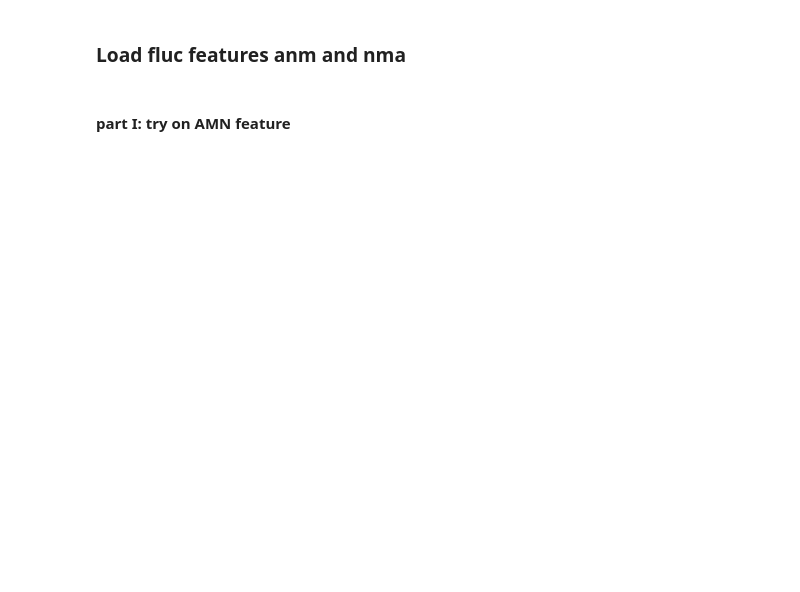
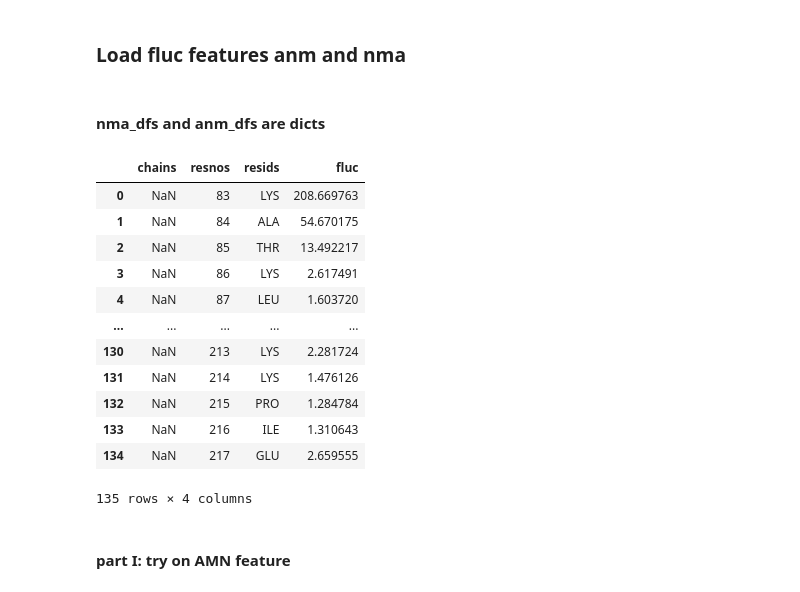
Before and after one commit to wusixer/dgl_graph_attention_network, a Jupyter notebook: notebooks/coxji1/fluc_linear_regression.ipynb, the cells around one changed output. Saved outputs shown, nothing was run; the diff lists cells and outputs as text; code cells hidden in the pictures; blank space fills up the shorter version.

```diff
--- a/notebooks/coxji1/fluc_linear_regression.ipynb
+++ b/notebooks/coxji1/fluc_linear_regression.ipynb
@@ -91,6 +96,8 @@ with open(here() / "data/ghesquire_2011/ANM.pkl", "rb") as f:
     anm_dfs = pkl.load(f)
 with open(here() / "data/ghesquire_2011/NMA.pkl", "rb") as f:
     nma_dfs = pkl.load(f)
+# %% [markdown]
+#### nma_dfs and anm_dfs are dicts
 # %%
 def linear_model_data1(df, feature_dfs):
     """
@@ -107,6 +116,22 @@ def linear_model_data1(df, feature_dfs):
         linear.append(feats)
 
     return pd.concat(linear)
+# %%
+anm_dfs[train_df["accession"].tolist()[0]]
+# %% [output]
+|  | chains | resnos | resids | fluc |
+| 0 | NaN | 83 | LYS | 208.669763 |
+| 1 | NaN | 84 | ALA | 54.670175 |
+| 2 | NaN | 85 | THR | 13.492217 |
+| 3 | NaN | 86 | LYS | 2.617491 |
+| 4 | NaN | 87 | LEU | 1.603720 |
+| ... | ... | ... | ... | ... |
+| 130 | NaN | 213 | LYS | 2.281724 |
+| 131 | NaN | 214 | LYS | 1.476126 |
+| 132 | NaN | 215 | PRO | 1.284784 |
+| 133 | NaN | 216 | ILE | 1.310643 |
+| 134 | NaN | 217 | GLU | 2.659555 |
+135 rows × 4 columns
 # %% [markdown]
 #### part I: try on AMN feature
 # %%
```
Also changed, not shown: parts of 21 cells of this notebook, 25 other files.
